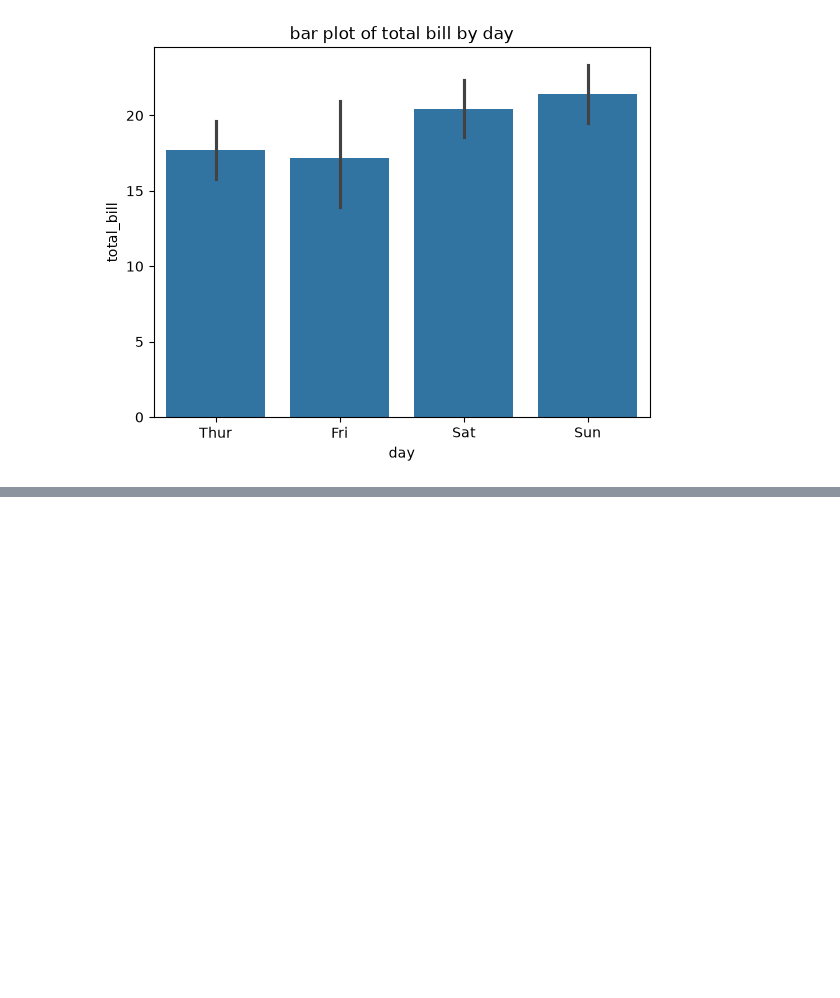
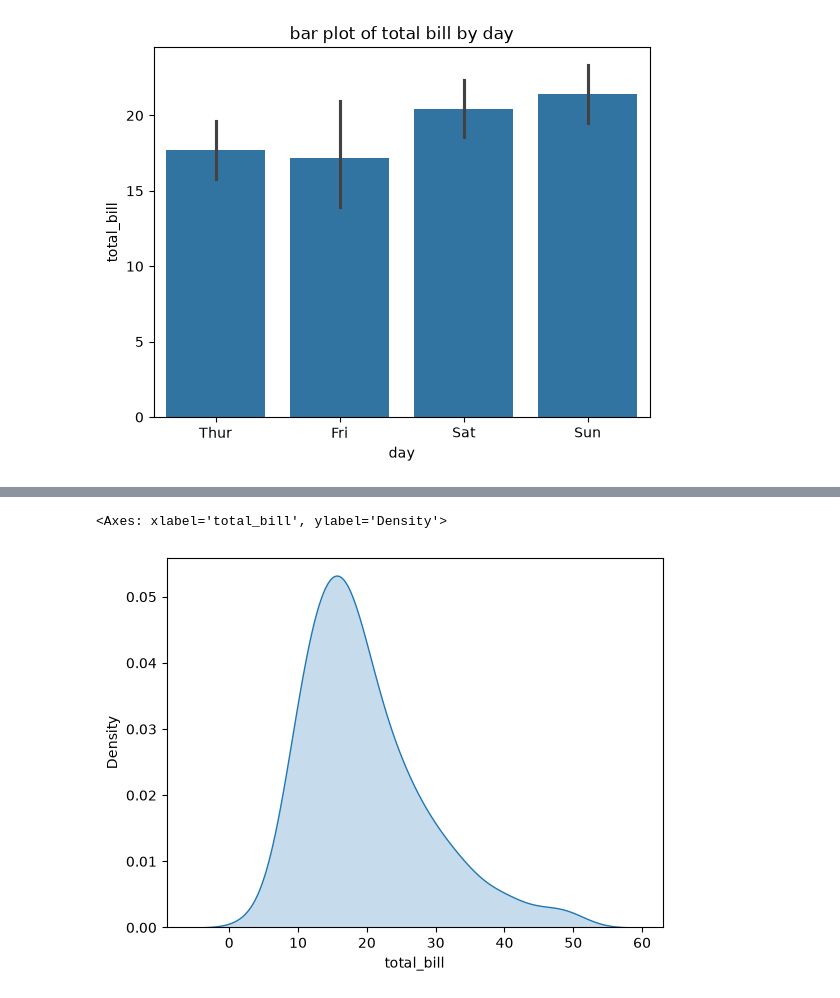
Before and after one commit to SabiahMdk/SabiahDAS, a Jupyter notebook: PYTHON/PYTHON DATA ANALYSIS/Seaborn.ipynb, the cells around one changed output, grey strips where cells are left out. Cells and saved outputs as stored; diff of their text form; code cells hidden in the pictures; blank space fills up the shorter version.

```diff
--- a/PYTHON/PYTHON DATA ANALYSIS/Seaborn.ipynb
+++ b/PYTHON/PYTHON DATA ANALYSIS/Seaborn.ipynb
@@ -51,0 +61,6 @@ sns.boxplot(x)
+# %%
+ ### KDE PLOT
+sns.kdeplot(tips['total_bill'], fill = True)
+# %% [output]
+<Axes: xlabel='total_bill', ylabel='Density'>
+[figure, added]
```
Also changed, not shown: parts of 8 cells of this notebook.
